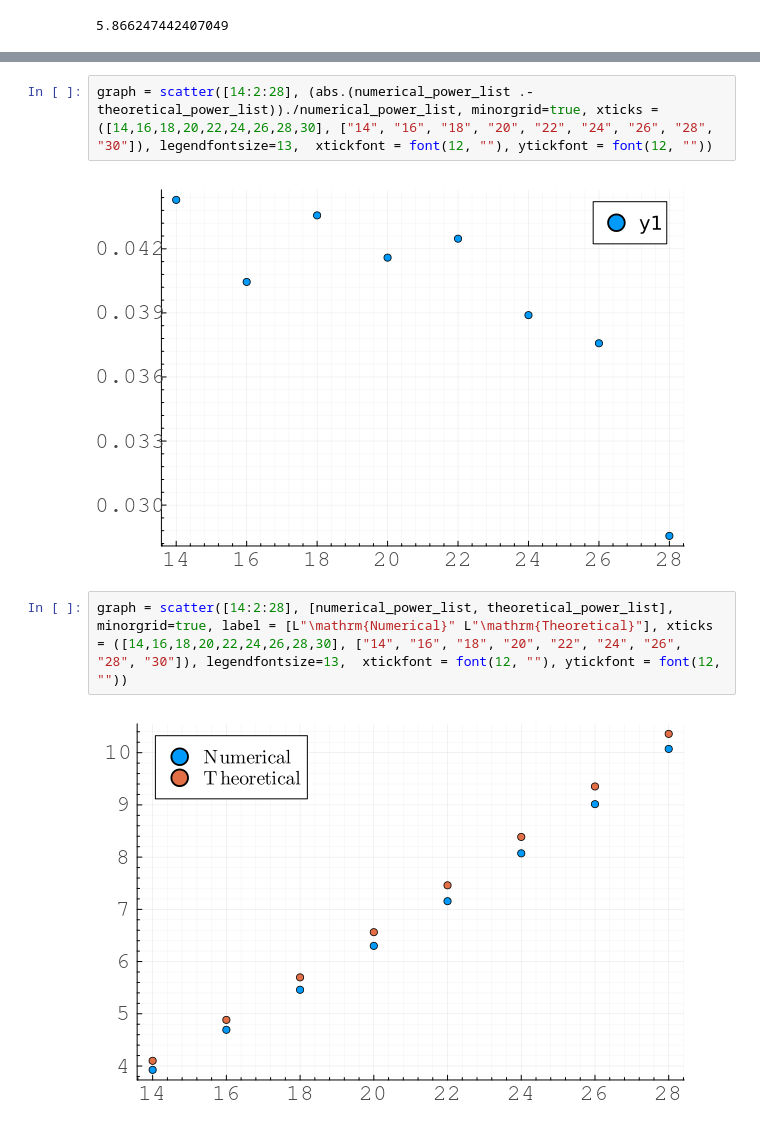
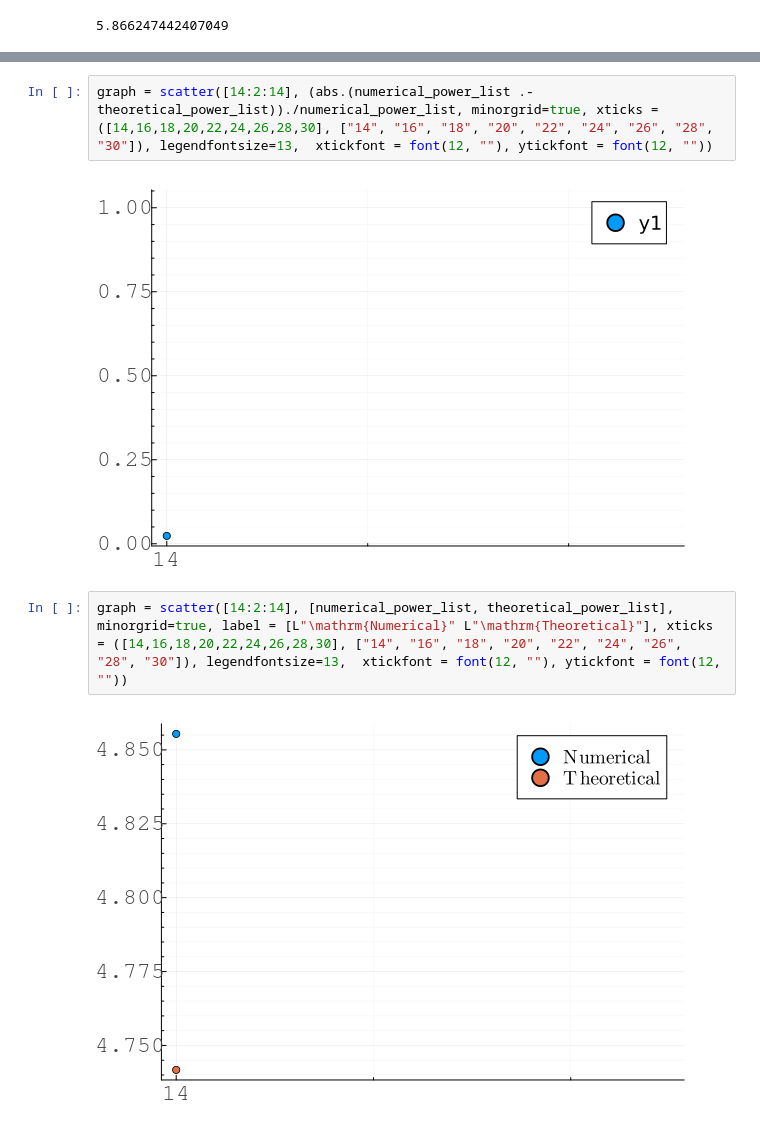
Before and after one commit to Dario-Rosa85/ChargingPower, a Jupyter notebook: notebook/charging_power.ipynb, the cells around one changed output, grey strips where cells are left out. Drawn from its saved outputs; the diff is of its cells as text.

```diff
--- a/notebook/charging_power.ipynb
+++ b/notebook/charging_power.ipynb
@@ -579,9 +572,9 @@ graph = scatter([14:2:28], [[numerical_power_list[index]/(12 + 2 * index) for in
 # %%
-graph = scatter([14:2:28], (abs.(numerical_power_list .- theoretical_power_list))./numerical_power_list, minorgrid=true, xticks = ([14,16,18,20,22,24,26,28,30], ["14", "16", "18", "20", "22", "24", "26", "28", "30"]), legendfontsize=13,  xtickfont = font(12, ""), ytickfont = font(12, ""))
+graph = scatter([14:2:14], (abs.(numerical_power_list .- theoretical_power_list))./numerical_power_list, minorgrid=true, xticks = ([14,16,18,20,22,24,26,28,30], ["14", "16", "18", "20", "22", "24", "26", "28", "30"]), legendfontsize=13,  xtickfont = font(12, ""), ytickfont = font(12, ""))
 # %% [output]
-[figure, old version]
+[figure, new version]
 # %%
-graph = scatter([14:2:28], [numerical_power_list, theoretical_power_list], minorgrid=true, label = [L"\mathrm{Numerical}" L"\mathrm{Theoretical}"], xticks = ([14,16,18,20,22,24,26,28,30], ["14", "16", "18", "20", "22", "24", "26", "28", "30"]), legendfontsize=13,  xtickfont = font(12, ""), ytickfont = font(12, ""))
+graph = scatter([14:2:14], [numerical_power_list, theoretical_power_list], minorgrid=true, label = [L"\mathrm{Numerical}" L"\mathrm{Theoretical}"], xticks = ([14,16,18,20,22,24,26,28,30], ["14", "16", "18", "20", "22", "24", "26", "28", "30"]), legendfontsize=13,  xtickfont = font(12, ""), ytickfont = font(12, ""))
 # %% [output]
-[figure, old version]
+[figure, new version]
 # %%
```
Also changed, not shown: parts of 8 cells of this notebook.
